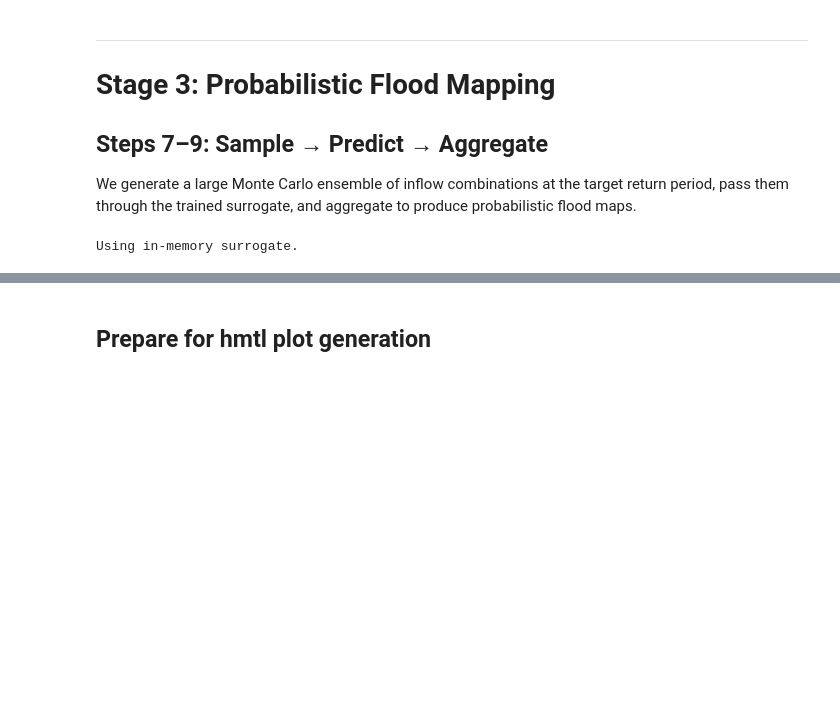
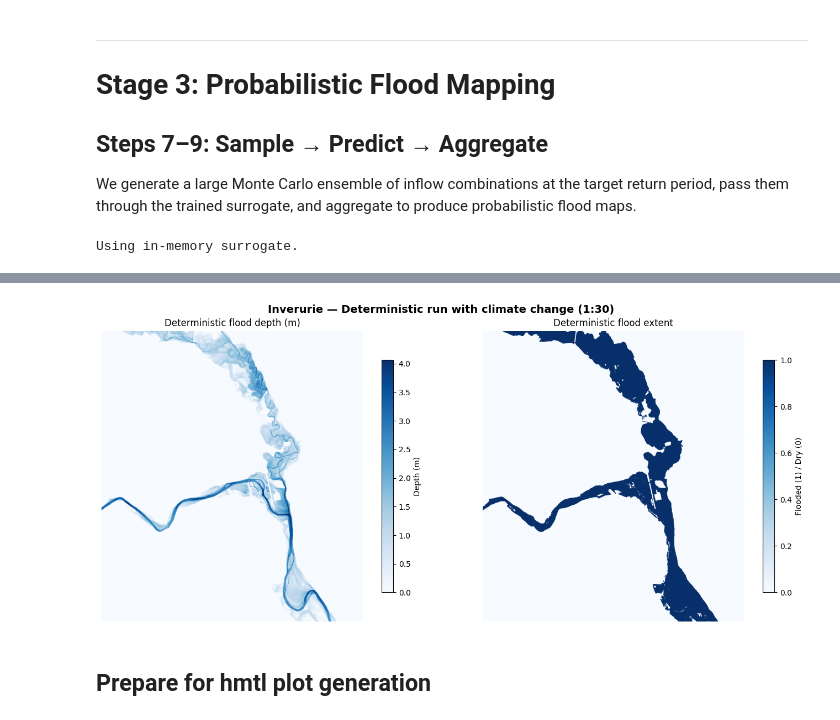
Before and after one commit to Nina3211/case_study_inverurie, a Jupyter notebook: Case_study_v2.ipynb, the cells around one changed output, grey strips where cells are left out. Saved outputs shown, nothing was run; the diff lists cells and outputs as text; code cells hidden in the pictures; blank space fills up the shorter version.

```diff
--- a/Case_study_v2.ipynb
+++ b/Case_study_v2.ipynb
@@ -99,7 +101,7 @@ TRIBUTARIES = [
     {
         "name":               "Urie_at_Pitcaple",
         "label":              "Urie at Pitcaple",
-        "amax_file":          "Z:/inverurie_data/Inverurie_emulator_Inputs/Pitcaple_Qmax_30yr.xlsx",
+        "amax_file":          "Z:/inverurie_data/Inverurie_emulator_Inputs/SEPA_AMAX_Pitcaple.xlsx",
         "amax_year_col":      "Year",
         "amax_flow_col":      "Number",
         "flow_file":          "Z:/inverurie_data/Inverurie_emulator_Inputs/SEPA_Inver_formatted/Pitcaple_15m_Q_All_formatted.csv",
@@ -1114,3 +1191,30 @@ plt.show()
+# %%
+# =========================================
+# DETERMINISTIC MAP with climate change
+# =========================================
+det_path_CC = "Z:/inverurie_data/max_maps_FMC/Invervurie_determin_CC.max"
+det_map_CC  = process_flood_file(det_path_CC, nrows=NROWS, ncols=NCOLS)
+det_wet_CC  = (det_map_CC > 0).astype(np.float32)
+fig, axes = plt.subplots(1, 2, figsize=(14, 6))
+
+# Flood depth
+im0 = axes[0].imshow(det_map_CC, cmap='Blues', origin='upper', vmin=0)
+axes[0].set_title('Deterministic flood depth (m)', fontsize=12)
+axes[0].axis('off')
+plt.colorbar(im0, ax=axes[0], shrink=0.8, label='Depth (m)')
+
+# Wet/dry extent
+im1 = axes[1].imshow(det_wet_CC, cmap='Blues', origin='upper', vmin=0, vmax=1)
+axes[1].set_title('Deterministic flood extent', fontsize=12)
+axes[1].axis('off')
+plt.colorbar(im1, ax=axes[1], shrink=0.8, label='Flooded (1) / Dry (0)')
+
+fig.suptitle(f"{SITE_NAME} — Deterministic run with climate change (1:{RETURN_PERIOD})", fontsize=14, fontweight='bold')
+plt.tight_layout()
+fig.savefig(os.path.join(FIGURES_DIR, "deterministic_flood_map.png"), dpi=150)
+plt.show()
+# %% [output]
+[figure, added]
 # %% [markdown]
 ## Prepare for hmtl plot generation
 # %%
```
Also changed, not shown: parts of 12 cells of this notebook, 2 other files.
